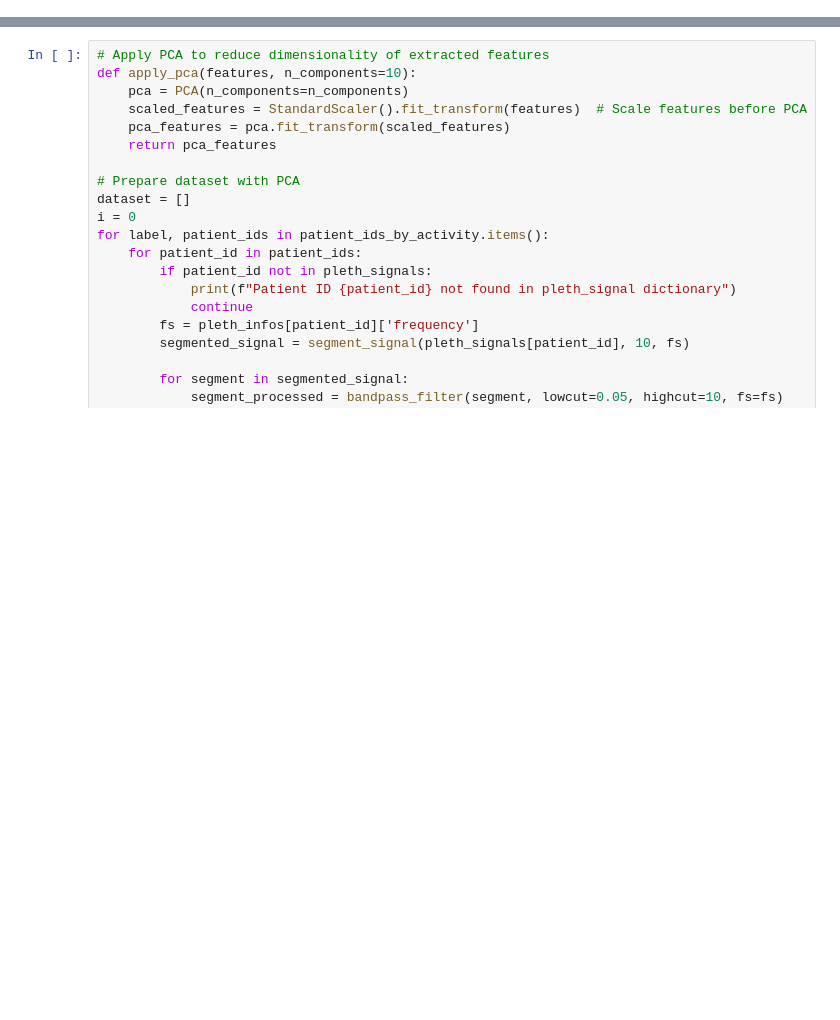
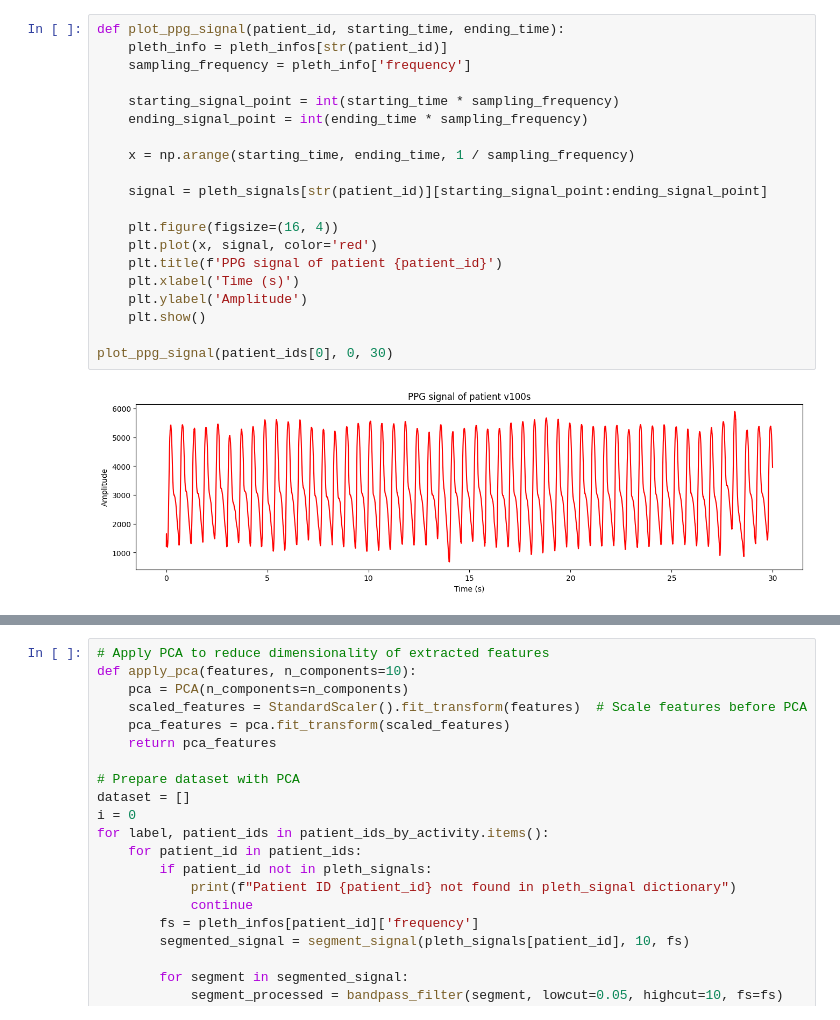
Before and after one commit to HAZMDAN/skripsieh, a Jupyter notebook: chapter_appendix-tools-for-deep-learning/jupyter.ipynb, the cells around one changed output, grey strips where cells are left out. Drawn from its saved outputs; the diff is of its cells as text; blank space fills up the shorter version.

```diff
--- a/chapter_appendix-tools-for-deep-learning/jupyter.ipynb
+++ b/chapter_appendix-tools-for-deep-learning/jupyter.ipynb
@@ -43,0 +255,22 @@ print(patient_ids)
+# %%
+def plot_ppg_signal(patient_id, starting_time, ending_time):
+    pleth_info = pleth_infos[str(patient_id)]
+    sampling_frequency = pleth_info['frequency']
+
+    starting_signal_point = int(starting_time * sampling_frequency)
+    ending_signal_point = int(ending_time * sampling_frequency)
+
+    x = np.arange(starting_time, ending_time, 1 / sampling_frequency)
+
+    signal = pleth_signals[str(patient_id)][starting_signal_point:ending_signal_point]
+
+    plt.figure(figsize=(16, 4))
+    plt.plot(x, signal, color='red')
+    plt.title(f'PPG signal of patient {patient_id}')
+    plt.xlabel('Time (s)')
+    plt.ylabel('Amplitude')
+    plt.show()
+
+plot_ppg_signal(patient_ids[0], 0, 30)
+# %% [output]
+[figure, added]
```
Also changed, not shown: parts of 21 cells of this notebook.
